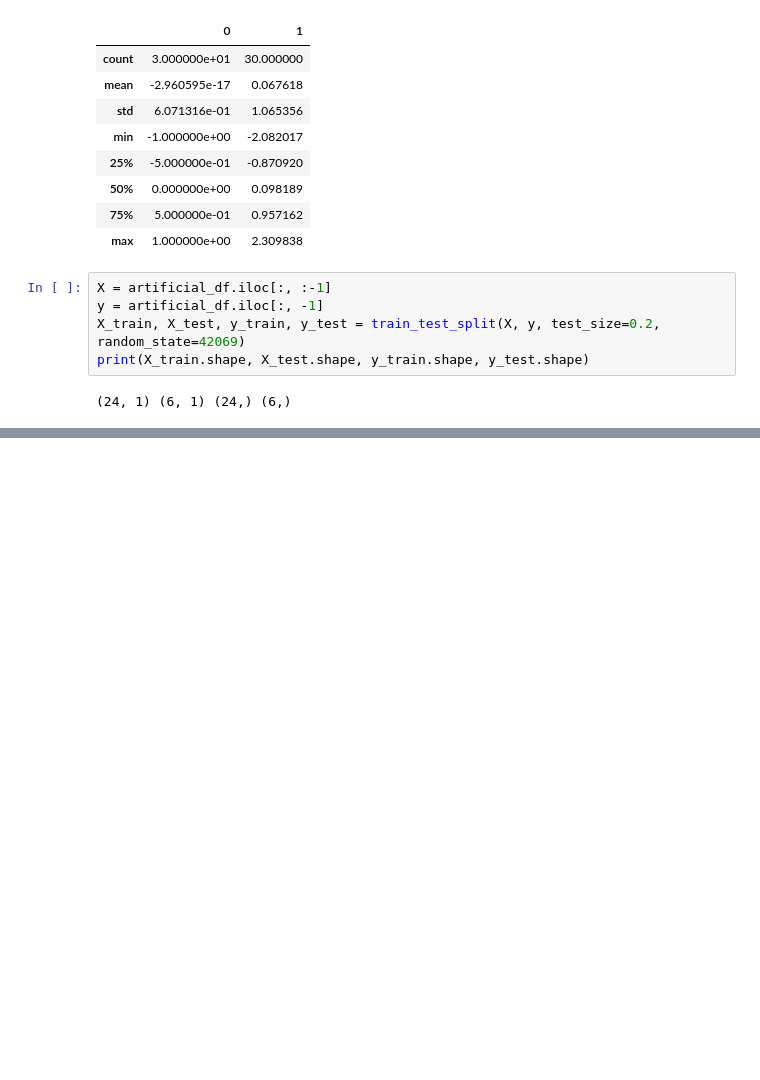
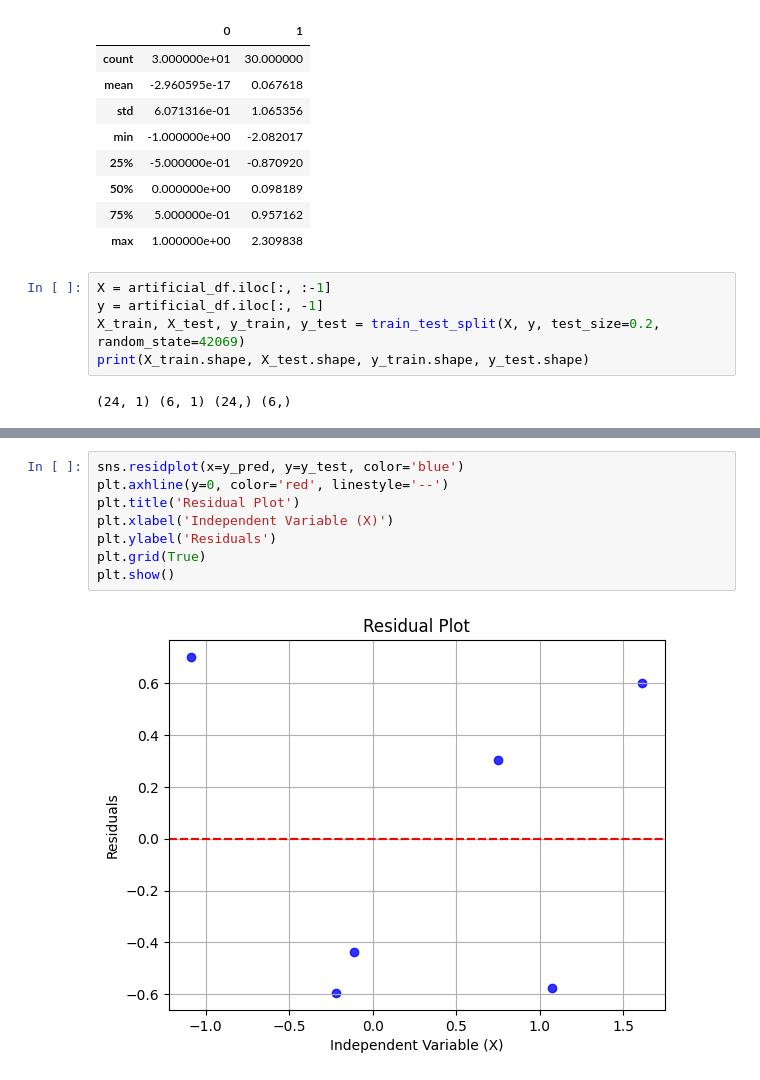
Before and after one commit to talDoFlemis/dory, a Jupyter notebook: lista_01/artificial1d.ipynb, the cells around one changed output, grey strips where cells are left out. Drawn from its saved outputs; the diff is of its cells as text; blank space fills up the shorter version.

```diff
--- a/lista_01/artificial1d.ipynb
+++ b/lista_01/artificial1d.ipynb
@@ -41,0 +71,10 @@ Coefficients: [1.55899847]
+# %%
+sns.residplot(x=y_pred, y=y_test, color='blue')
+plt.axhline(y=0, color='red', linestyle='--')
+plt.title('Residual Plot')
+plt.xlabel('Independent Variable (X)')
+plt.ylabel('Residuals')
+plt.grid(True)
+plt.show()
+# %% [output]
+[figure, added]
```
Also changed, not shown: parts of 3 cells of this notebook, 4 other files.
